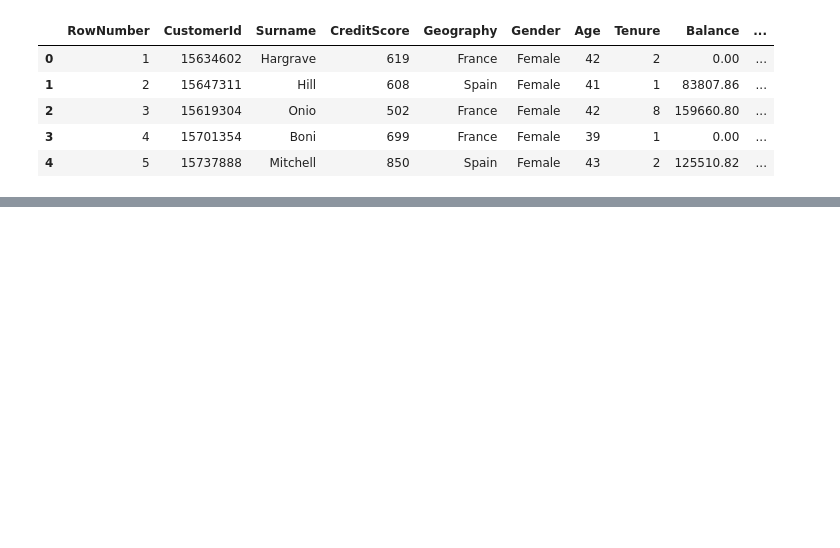
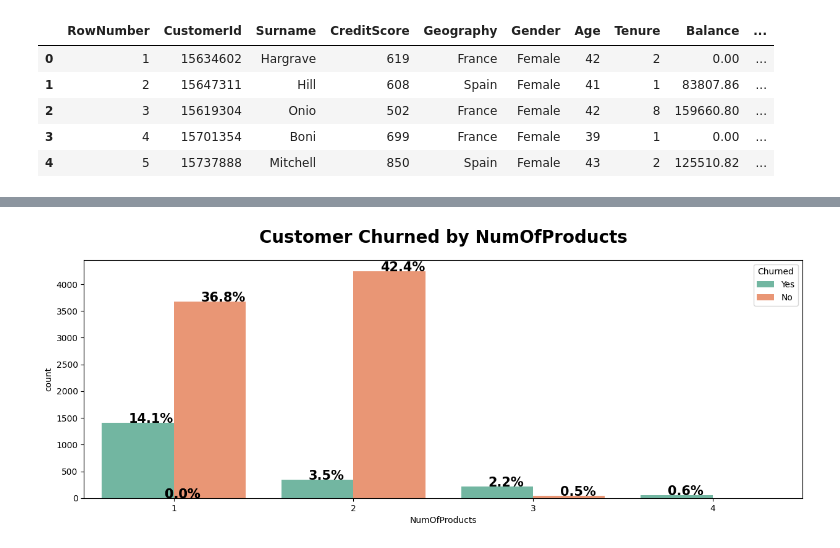
Before and after one commit to AnastasiaaAlekseichuk/lab1-banking-analytics, a Jupyter notebook: src/data_loader.ipynb, the cells around one changed output, grey strips where cells are left out. Cells and saved outputs as stored; diff of their text form; code cells hidden in the pictures; blank space fills up the shorter version.

```diff
--- a/src/data_loader.ipynb
+++ b/src/data_loader.ipynb
@@ -18,0 +154,4 @@ df.head()
+# %%
+countplot("NumOfProducts")
+# %% [output]
+[figure, added]
```
Also changed, not shown: parts of 15 cells of this notebook.
